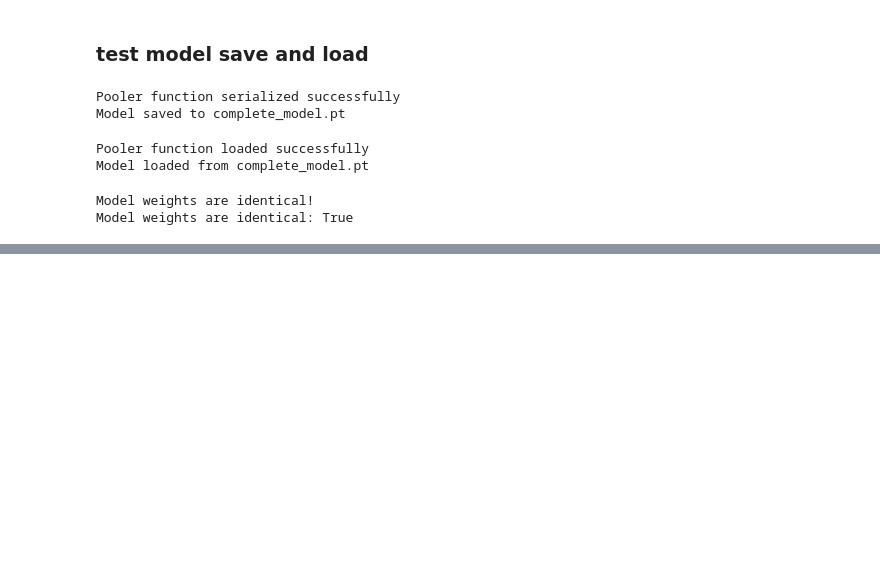
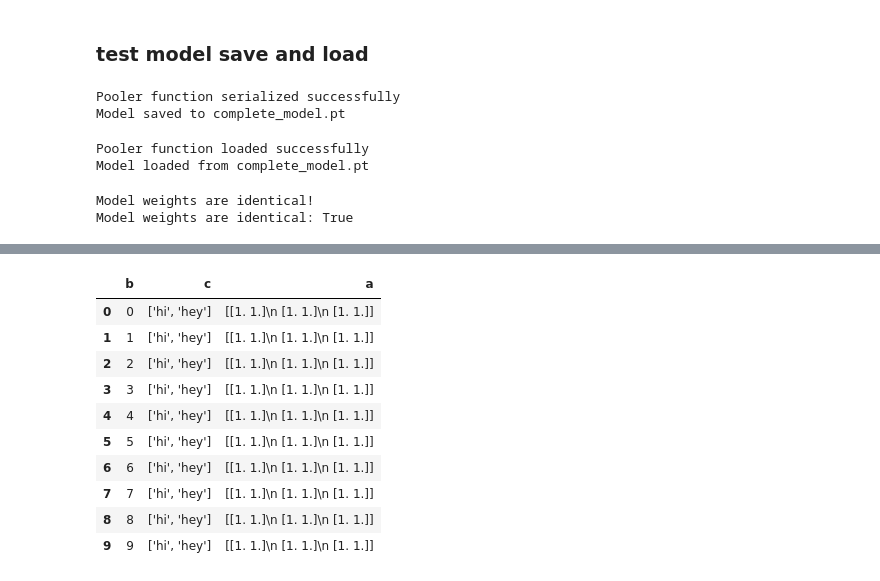
Before and after one commit to ritagonmar/text-visualizations, a Jupyter notebook: scripts/test_nb.ipynb, the cells around one changed output, grey strips where cells are left out. Saved outputs shown, nothing was run; the diff lists cells and outputs as text; code cells hidden in the pictures; blank space fills up the shorter version.

```diff
--- a/scripts/nb.ipynb
+++ b/scripts/test_nb.ipynb
@@ -783,0 +904,16 @@ Model weights are identical: True
+# %%
+df_csv = pd.read_csv("df_test")
+# %%
+df_csv
+# %% [output]
+|  | b | c | a |
+| 0 | 0 | ['hi', 'hey'] | [[1. 1.]\n [1. 1.]\n [1. 1.]] |
+| 1 | 1 | ['hi', 'hey'] | [[1. 1.]\n [1. 1.]\n [1. 1.]] |
+| 2 | 2 | ['hi', 'hey'] | [[1. 1.]\n [1. 1.]\n [1. 1.]] |
+| 3 | 3 | ['hi', 'hey'] | [[1. 1.]\n [1. 1.]\n [1. 1.]] |
+| 4 | 4 | ['hi', 'hey'] | [[1. 1.]\n [1. 1.]\n [1. 1.]] |
+| 5 | 5 | ['hi', 'hey'] | [[1. 1.]\n [1. 1.]\n [1. 1.]] |
+| 6 | 6 | ['hi', 'hey'] | [[1. 1.]\n [1. 1.]\n [1. 1.]] |
+| 7 | 7 | ['hi', 'hey'] | [[1. 1.]\n [1. 1.]\n [1. 1.]] |
+| 8 | 8 | ['hi', 'hey'] | [[1. 1.]\n [1. 1.]\n [1. 1.]] |
+| 9 | 9 | ['hi', 'hey'] | [[1. 1.]\n [1. 1.]\n [1. 1.]] |
```
Also changed, not shown: parts of 26 cells of this notebook, 9 other files.
